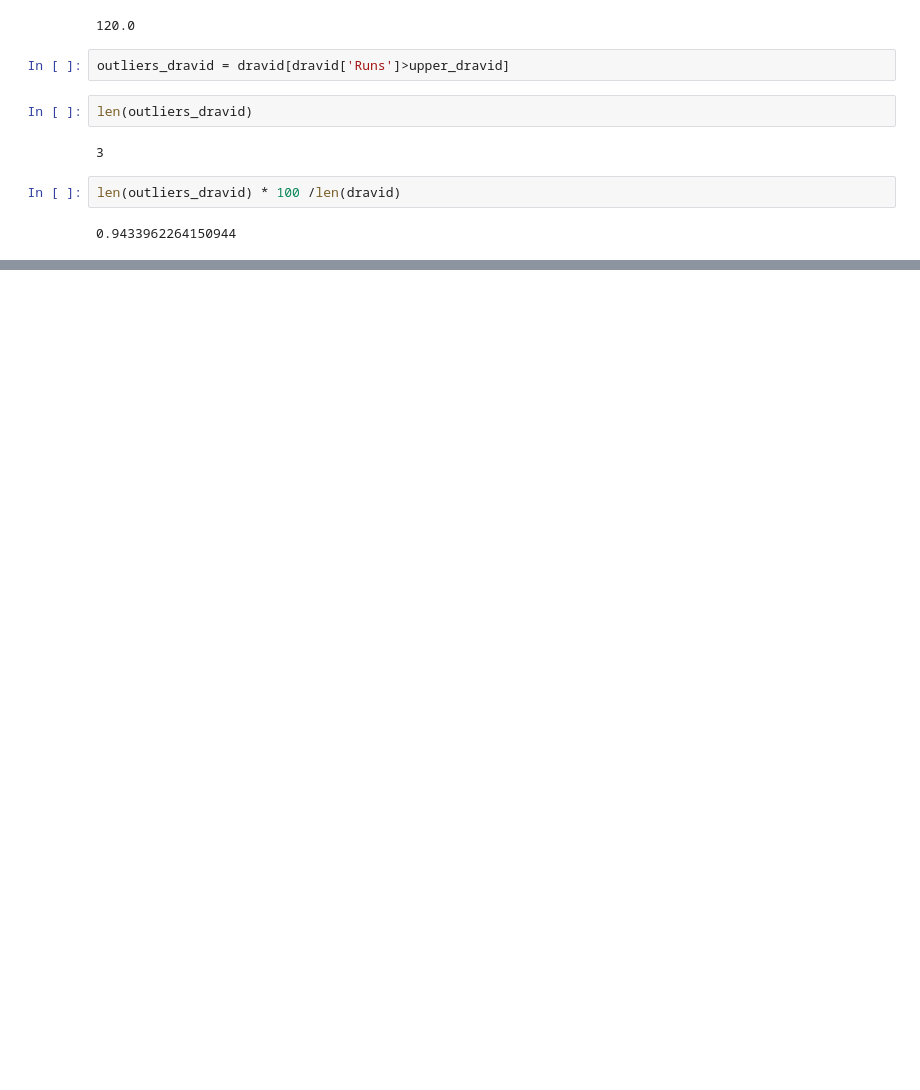
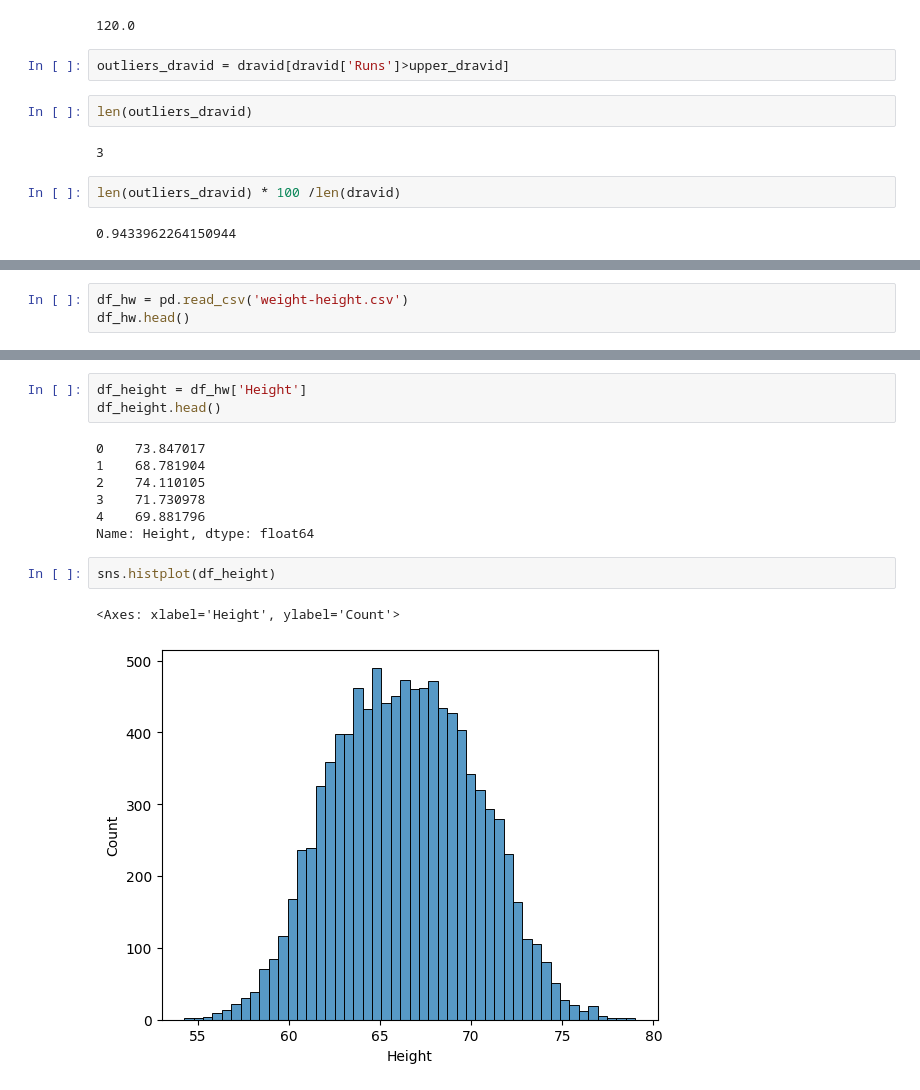
Before and after one commit to anamalamurali/pythonlearning, a Jupyter notebook: DAV2.ipynb, the cells around one changed output, grey strips where cells are left out. Cells and saved outputs as stored; diff of their text form; blank space fills up the shorter version.

```diff
--- a/DAV2.ipynb
+++ b/DAV2.ipynb
@@ -605,0 +631,3 @@ len(outliers_dravid) * 100 /len(dravid)
+# %%
+df_hw = pd.read_csv('weight-height.csv')
+df_hw.head()
@@ -605,0 +653,15 @@ len(outliers_dravid) * 100 /len(dravid)
+# %%
+df_height = df_hw['Height']
+df_height.head()
+# %% [output]
+0    73.847017
+1    68.781904
+2    74.110105
+3    71.730978
+4    69.881796
+Name: Height, dtype: float64
+# %%
+sns.histplot(df_height)
+# %% [output]
+<Axes: xlabel='Height', ylabel='Count'>
+[figure, added]
```
Also changed, not shown: parts of 92 cells of this notebook.
